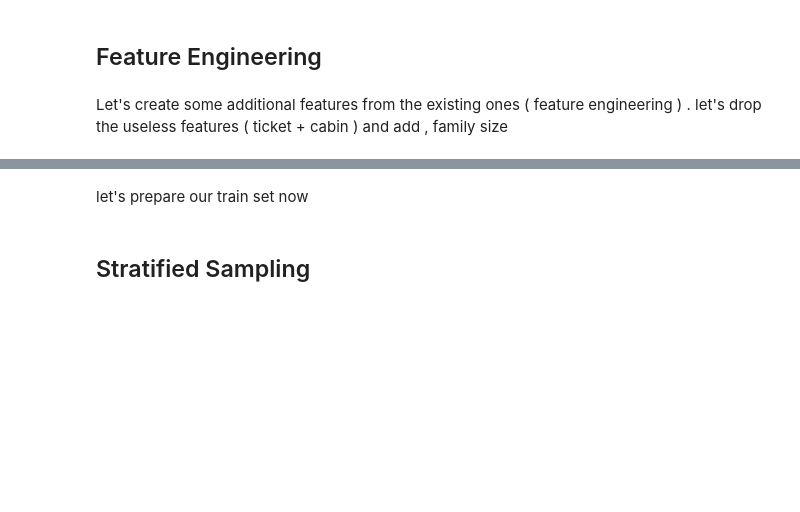
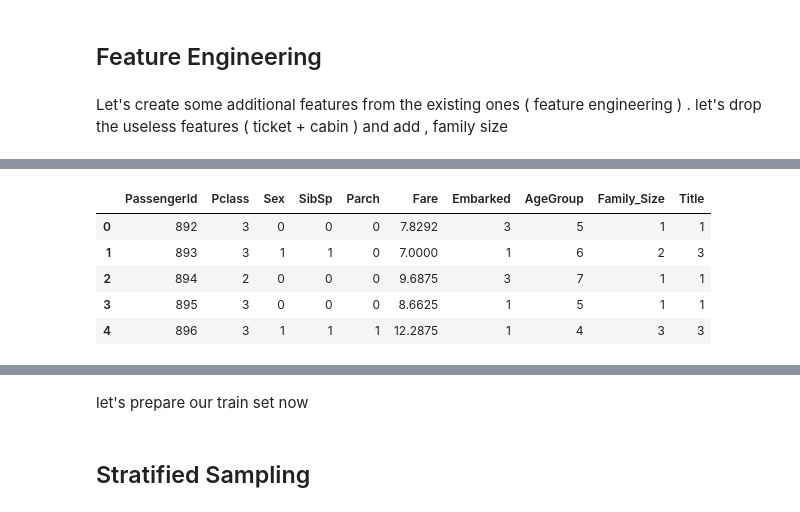
Before and after one commit to Chamiln17/Titanic_Disaster_Detection, a Jupyter notebook: Titanic.ipynb, the cells around one changed output, grey strips where cells are left out. Saved outputs shown, nothing was run; the diff lists cells and outputs as text; code cells hidden in the pictures; blank space fills up the shorter version.

```diff
--- a/Titanic.ipynb
+++ b/Titanic.ipynb
@@ -245,3 +319,15 @@ train_df["Title"].value_counts()
+# %%
+sex_mapping = {"male":0,"female":1}
+train_df["Sex"]= train_df["Sex"].map(sex_mapping)
+test_df["Sex"]= test_df["Sex"].map(sex_mapping)
+test_df.head()
+# %% [output]
+|  | PassengerId | Pclass | Sex | SibSp | Parch | Fare | Embarked | AgeGroup | Family_Size | Title |
+| 0 | 892 | 3 | 0 | 0 | 0 | 7.8292 | 3 | 5 | 1 | 1 |
+| 1 | 893 | 3 | 1 | 1 | 0 | 7.0000 | 1 | 6 | 2 | 3 |
+| 2 | 894 | 2 | 0 | 0 | 0 | 9.6875 | 3 | 7 | 1 | 1 |
+| 3 | 895 | 3 | 0 | 0 | 0 | 8.6625 | 1 | 5 | 1 | 1 |
+| 4 | 896 | 3 | 1 | 1 | 1 | 12.2875 | 1 | 4 | 3 | 3 |
 # %%
 corr_matrix = train_df.corr(numeric_only=True)
 # %%
```
Also changed, not shown: parts of 39 cells of this notebook.
